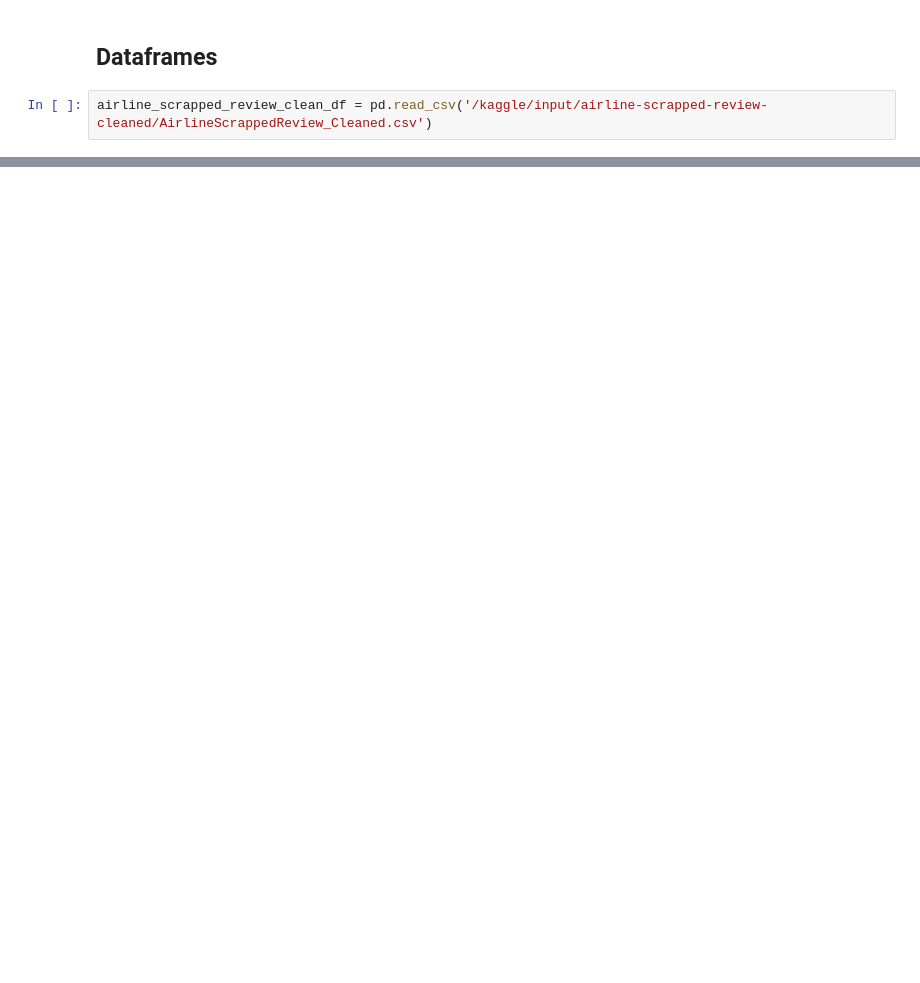
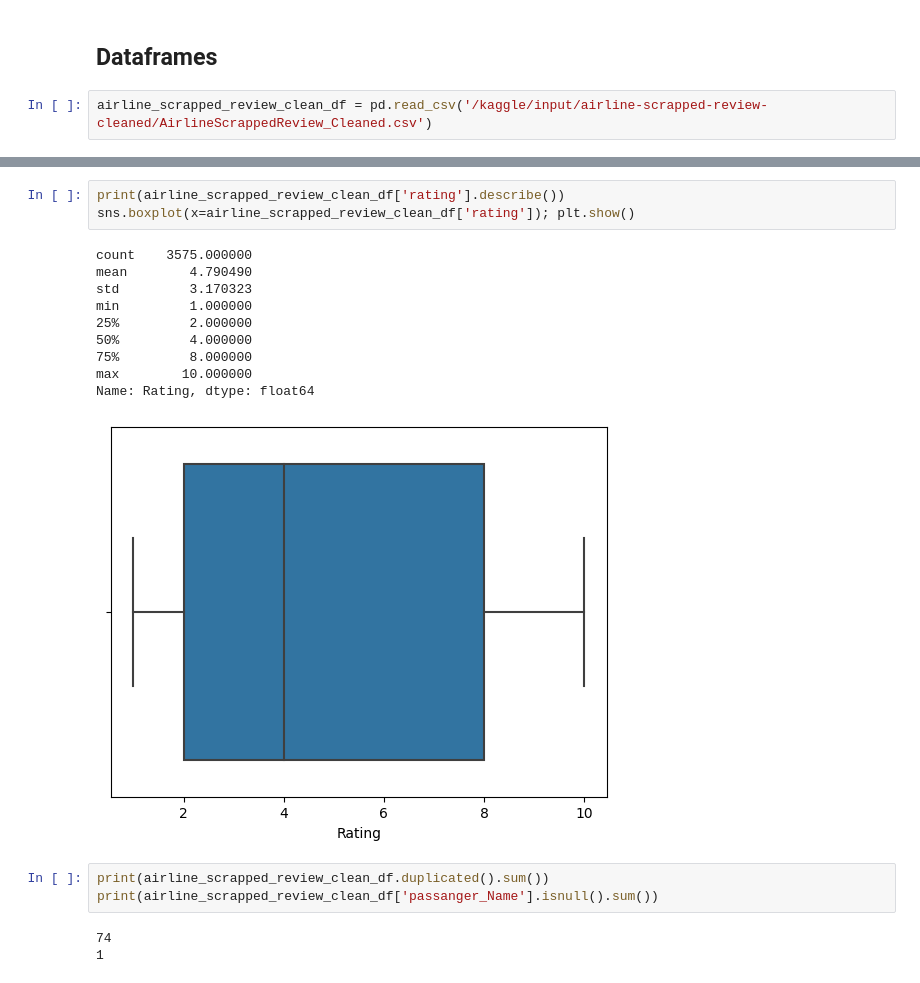
Before and after one commit to samalouty/airline-customer-booking, a Jupyter notebook: airline-scrapped-cleaned.ipynb, the cells around one changed output, grey strips where cells are left out. Saved outputs shown, nothing was run; the diff lists cells and outputs as text; blank space fills up the shorter version.

```diff
--- a/airline-scrapped-cleaned.ipynb
+++ b/airline-scrapped-cleaned.ipynb
@@ -52,0 +153,20 @@ airline_scrapped_review_clean_df.sample(5)
+# %%
+print(airline_scrapped_review_clean_df['rating'].describe())
+sns.boxplot(x=airline_scrapped_review_clean_df['rating']); plt.show()
+# %% [output]
+count    3575.000000
+mean        4.790490
+std         3.170323
+min         1.000000
+25%         2.000000
+50%         4.000000
+75%         8.000000
+max        10.000000
+Name: Rating, dtype: float64
+[figure, added]
+# %%
+print(airline_scrapped_review_clean_df.duplicated().sum())
+print(airline_scrapped_review_clean_df['passanger_Name'].isnull().sum())
+# %% [output]
+74
+1
```
Also changed, not shown: parts of 12 cells of this notebook.
